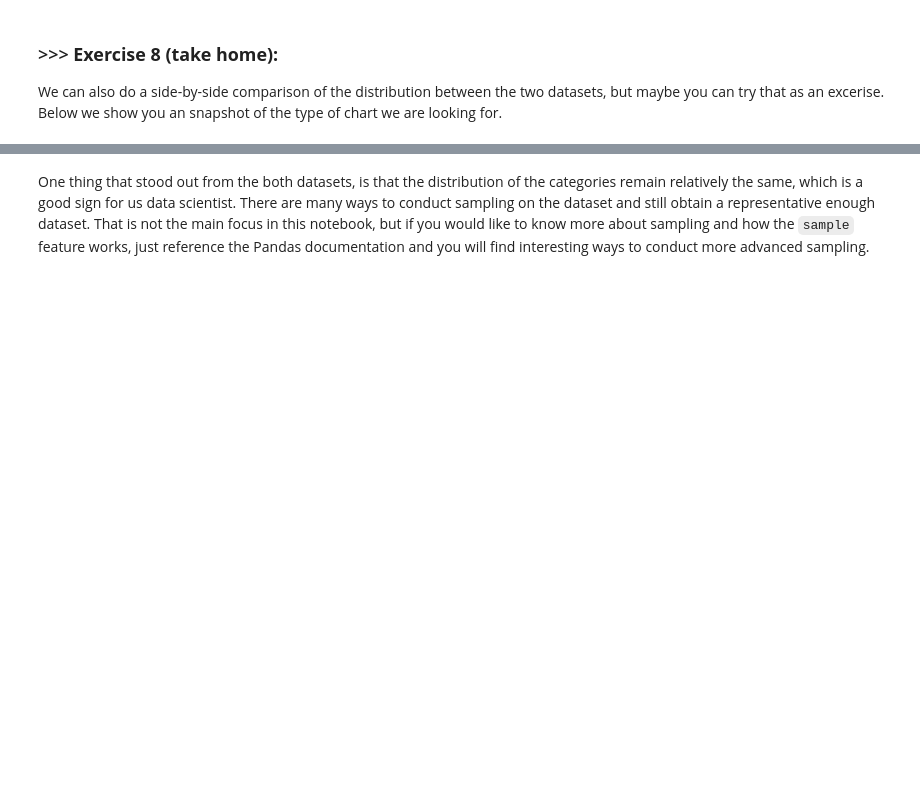
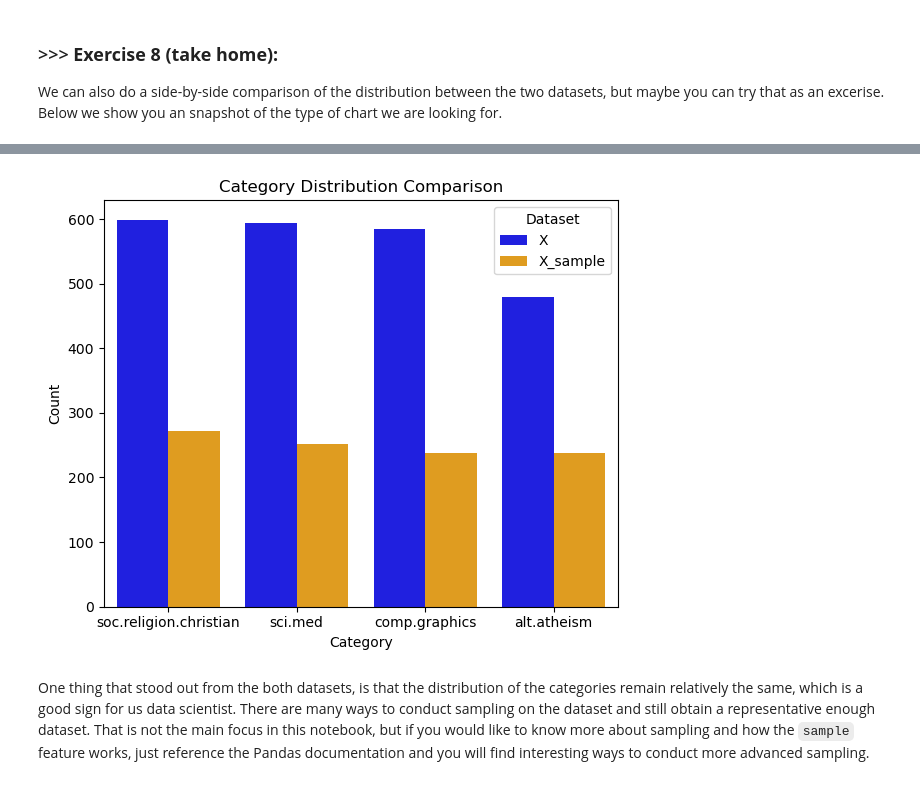
Before and after one commit to akirahoiman/DM2024-Lab1-Master, a Jupyter notebook: DM2024-Lab1-Master.ipynb, the cells around one changed output, grey strips where cells are left out. Cells and saved outputs as stored; diff of their text form; code cells hidden in the pictures; blank space fills up the shorter version.

```diff
--- a/DM2024-Lab1-Master.ipynb
+++ b/DM2024-Lab1-Master.ipynb
@@ -872,3 +849,34 @@ We can also do a side-by-side comparison of the distribution between the two dat
+# %%
+import pandas as pd
+import matplotlib.pyplot as plt
+import seaborn as sns
+
+# 假設 X 和 X_sample 已經定義
+# 計算兩組資料的類別分佈
+X_counts = X['category_name'].value_counts().reset_index()
+X_counts.columns = ['category_name', 'count']
+X_counts['dataset'] = 'X'
+
+X_sample_counts = X_sample['category_name'].value_counts().reset_index()
+X_sample_counts.columns = ['category_name', 'count']
+X_sample_counts['dataset'] = 'X_sample'
+
+# 合併兩個資料集
+combined_data = pd.concat([X_counts, X_sample_counts])
+
+plt.figure(figsize=(6,5))
+sns.barplot(data=combined_data, x='category_name', y='count', hue='dataset', palette=['blue', 'orange'])
+
+plt.title('Category Distribution Comparison')
+plt.xlabel('Category')
+plt.ylabel('Count')
+
+plt.legend(title='Dataset')
+
+plt.tight_layout()
+plt.show()
+# %% [output]
+[figure, added]
 # %% [markdown]
 One thing that stood out from the both datasets, is that the distribution of the categories remain relatively the same, which is a good sign for us data scientist. There are many ways to conduct sampling on the dataset and still obtain a representative enough dataset. That is not the main focus in this notebook, but if you would like to know more about sampling and how the `sample` feature works, just reference the Pandas documentation and you will find interesting ways to conduct more advanced sampling.
 # %% [markdown]
```
Also changed, not shown: parts of 12 cells of this notebook.
